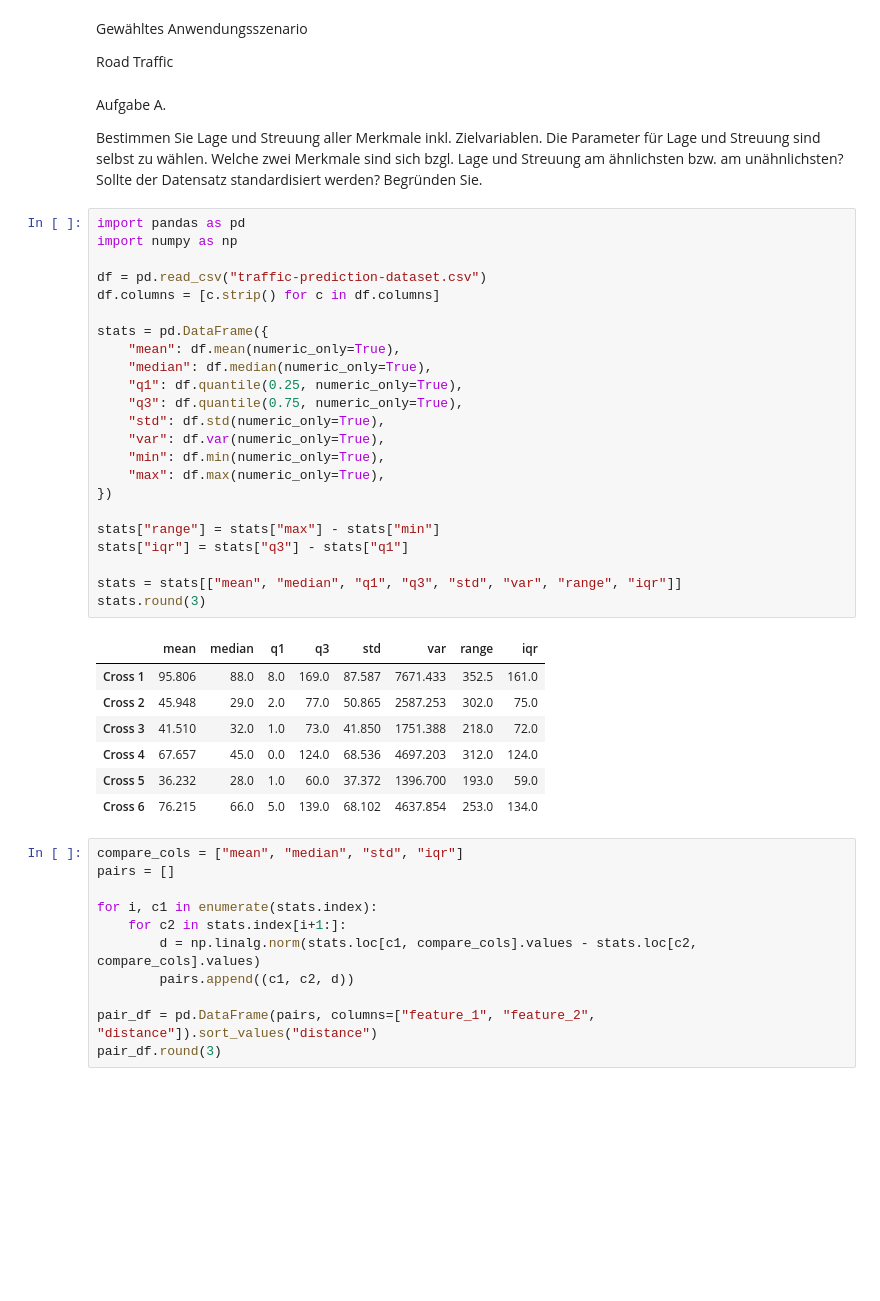
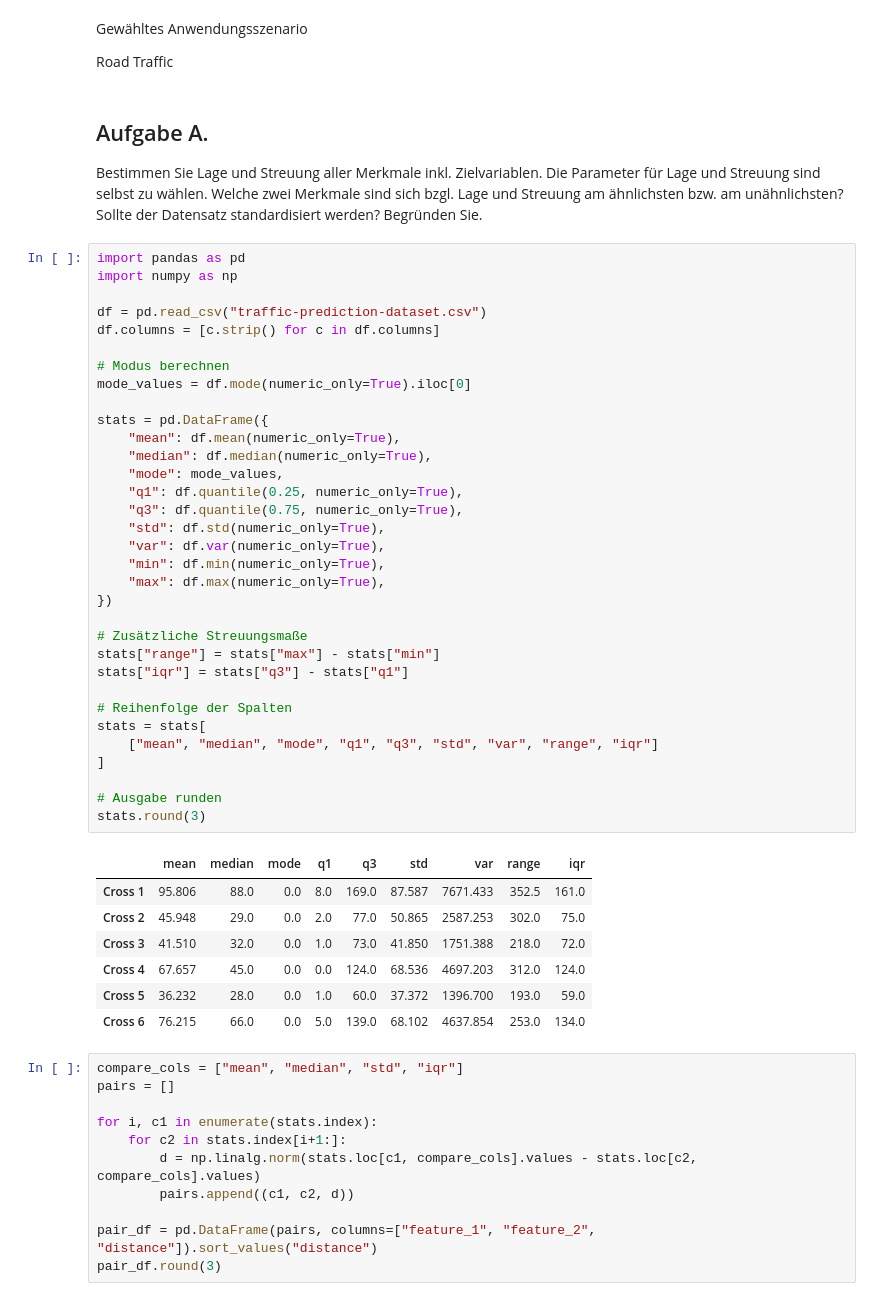
Before and after one commit to TieRub/DMg_2026, a Jupyter notebook: B1/B1_Notebook.ipynb, the cells around one changed output. Cells and saved outputs as stored; diff of their text form; blank space fills up the shorter version.

```diff
--- a/B1/B1_Notebook.ipynb
+++ b/B1/B1_Notebook.ipynb
@@ -3,7 +3,7 @@ Gewähltes Anwendungsszenario
 
 Road Traffic
 # %% [markdown]
-Aufgabe A.
+## Aufgabe A.
 
 Bestimmen Sie Lage und Streuung aller Merkmale inkl. Zielvariablen. Die Parameter für Lage
 und Streuung sind selbst zu wählen. Welche zwei Merkmale sind sich bzgl. Lage und Streuung
@@ -12,34 +12,44 @@ Begründen Sie.
 # %%
 import pandas as pd
 import numpy as np
 
 df = pd.read_csv("traffic-prediction-dataset.csv")
 df.columns = [c.strip() for c in df.columns]
 
+# Modus berechnen
+mode_values = df.mode(numeric_only=True).iloc[0]
+
 stats = pd.DataFrame({
     "mean": df.mean(numeric_only=True),
     "median": df.median(numeric_only=True),
+    "mode": mode_values,
     "q1": df.quantile(0.25, numeric_only=True),
     "q3": df.quantile(0.75, numeric_only=True),
     "std": df.std(numeric_only=True),
     "var": df.var(numeric_only=True),
     "min": df.min(numeric_only=True),
     "max": df.max(numeric_only=True),
 })
 
+# Zusätzliche Streuungsmaße
 stats["range"] = stats["max"] - stats["min"]
 stats["iqr"] = stats["q3"] - stats["q1"]
 
-stats = stats[["mean", "median", "q1", "q3", "std", "var", "range", "iqr"]]
+# Reihenfolge der Spalten
+stats = stats[
+    ["mean", "median", "mode", "q1", "q3", "std", "var", "range", "iqr"]
+]
+
+# Ausgabe runden
 stats.round(3)
 # %% [output]
-|  | mean | median | q1 | q3 | std | var | range | iqr |
-| Cross 1 | 95.806 | 88.0 | 8.0 | 169.0 | 87.587 | 7671.433 | 352.5 | 161.0 |
-| Cross 2 | 45.948 | 29.0 | 2.0 | 77.0 | 50.865 | 2587.253 | 302.0 | 75.0 |
-| Cross 3 | 41.510 | 32.0 | 1.0 | 73.0 | 41.850 | 1751.388 | 218.0 | 72.0 |
-| Cross 4 | 67.657 | 45.0 | 0.0 | 124.0 | 68.536 | 4697.203 | 312.0 | 124.0 |
-| Cross 5 | 36.232 | 28.0 | 1.0 | 60.0 | 37.372 | 1396.700 | 193.0 | 59.0 |
-| Cross 6 | 76.215 | 66.0 | 5.0 | 139.0 | 68.102 | 4637.854 | 253.0 | 134.0 |
+|  | mean | median | mode | q1 | q3 | std | var | range | iqr |
+| Cross 1 | 95.806 | 88.0 | 0.0 | 8.0 | 169.0 | 87.587 | 7671.433 | 352.5 | 161.0 |
+| Cross 2 | 45.948 | 29.0 | 0.0 | 2.0 | 77.0 | 50.865 | 2587.253 | 302.0 | 75.0 |
+| Cross 3 | 41.510 | 32.0 | 0.0 | 1.0 | 73.0 | 41.850 | 1751.388 | 218.0 | 72.0 |
+| Cross 4 | 67.657 | 45.0 | 0.0 | 0.0 | 124.0 | 68.536 | 4697.203 | 312.0 | 124.0 |
+| Cross 5 | 36.232 | 28.0 | 0.0 | 1.0 | 60.0 | 37.372 | 1396.700 | 193.0 | 59.0 |
+| Cross 6 | 76.215 | 66.0 | 0.0 | 5.0 | 139.0 | 68.102 | 4637.854 | 253.0 | 134.0 |
 # %%
 compare_cols = ["mean", "median", "std", "iqr"]
 pairs = []
```
Also changed, not shown: parts of 29 cells of this notebook, 4 other files.
